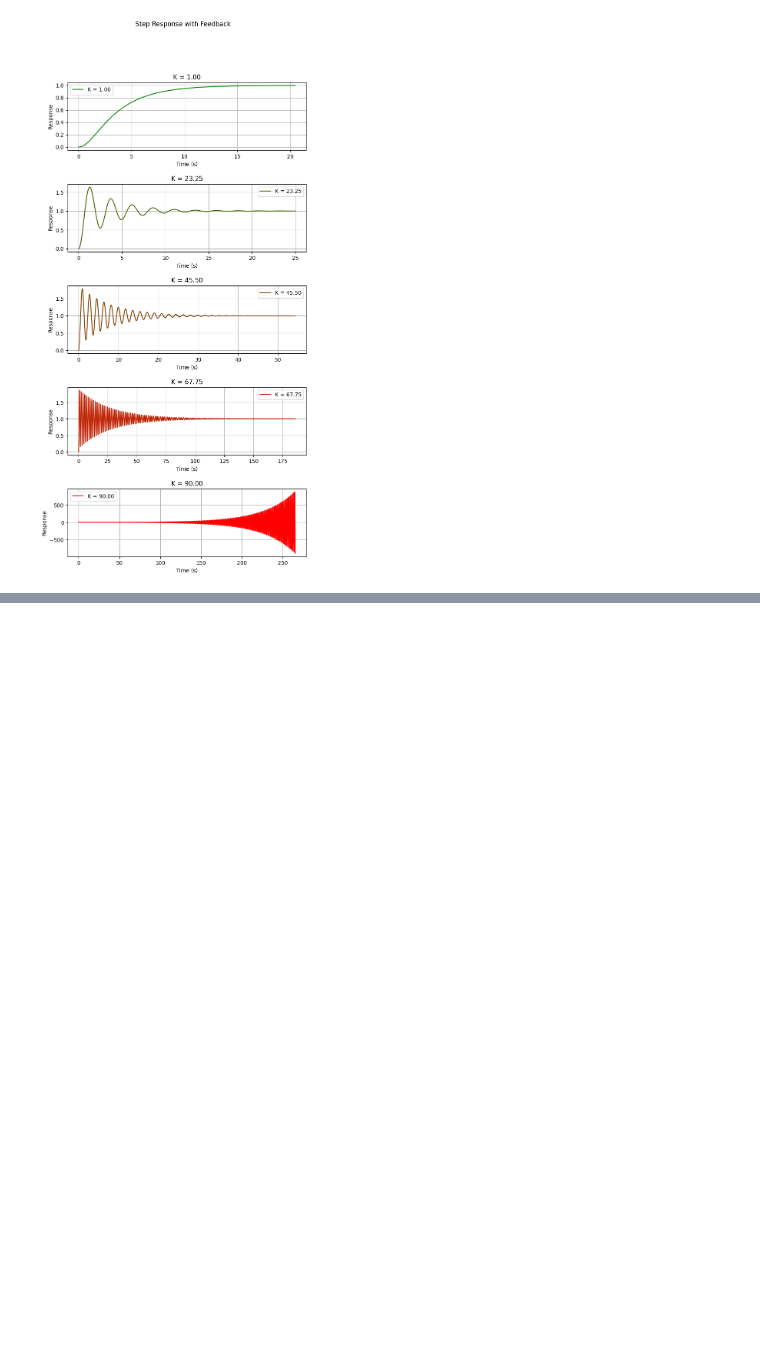
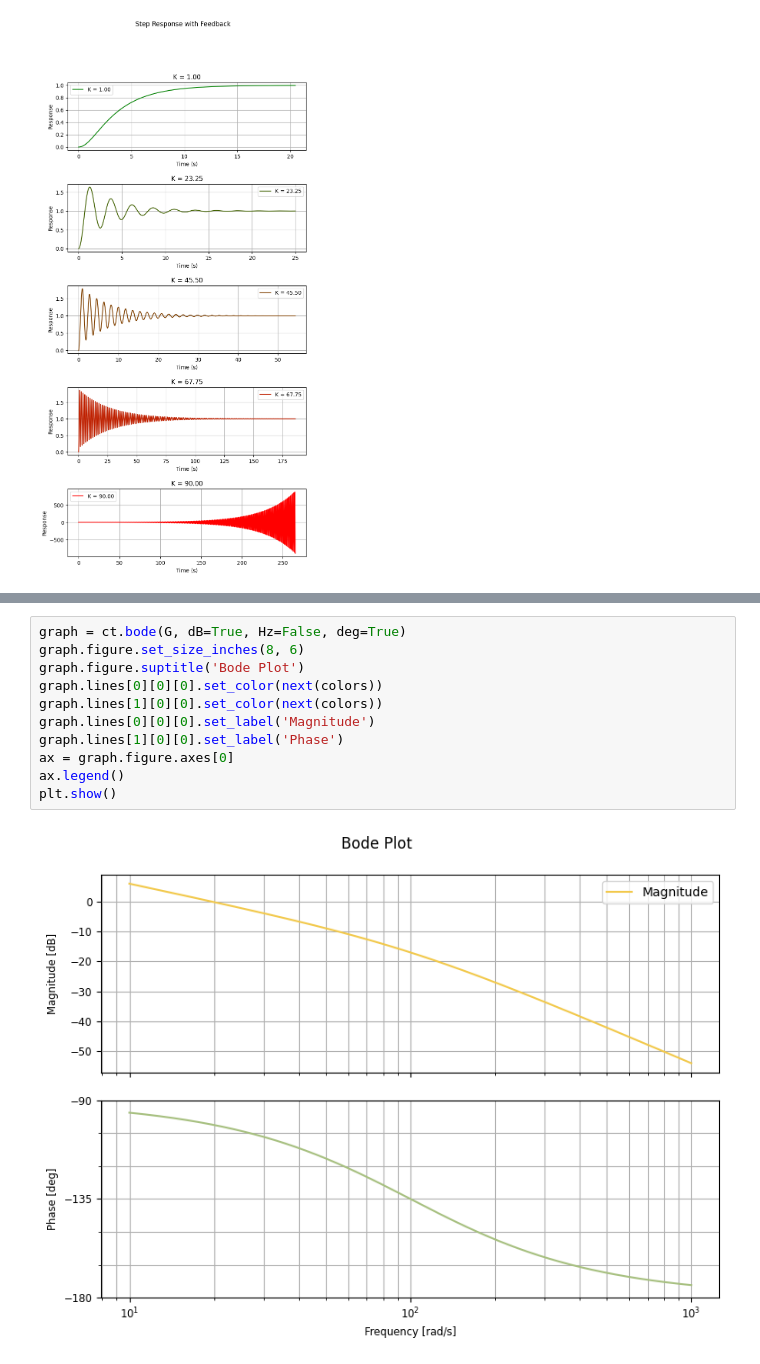
Before and after one commit to Fsyahputra/Sistem-Pengaturan, a Jupyter notebook: Percobaan1.ipynb, the cells around one changed output, grey strips where cells are left out. Saved outputs shown, nothing was run; the diff lists cells and outputs as text; blank space fills up the shorter version.

```diff
--- a/Percobaan1.ipynb
+++ b/Percobaan1.ipynb
@@ -563,0 +619,13 @@ plt.show()
+# %%
+graph = ct.bode(G, dB=True, Hz=False, deg=True)
+graph.figure.set_size_inches(8, 6)
+graph.figure.suptitle('Bode Plot')
+graph.lines[0][0][0].set_color(next(colors))
+graph.lines[1][0][0].set_color(next(colors))
+graph.lines[0][0][0].set_label('Magnitude')
+graph.lines[1][0][0].set_label('Phase')
+ax = graph.figure.axes[0]
+ax.legend()
+plt.show()
+# %% [output]
+[figure, added]
```
Also changed, not shown: parts of 11 cells of this notebook.
